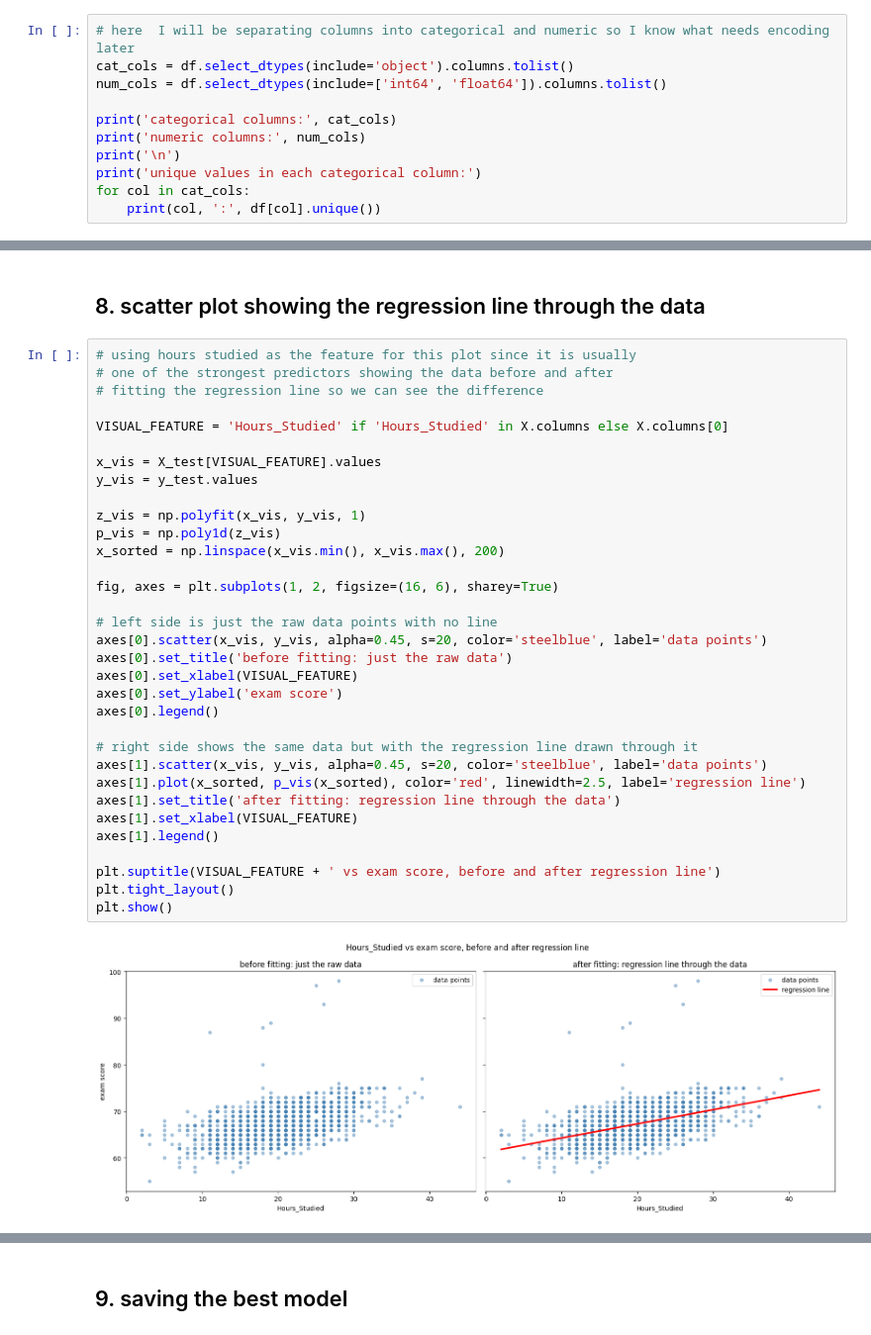
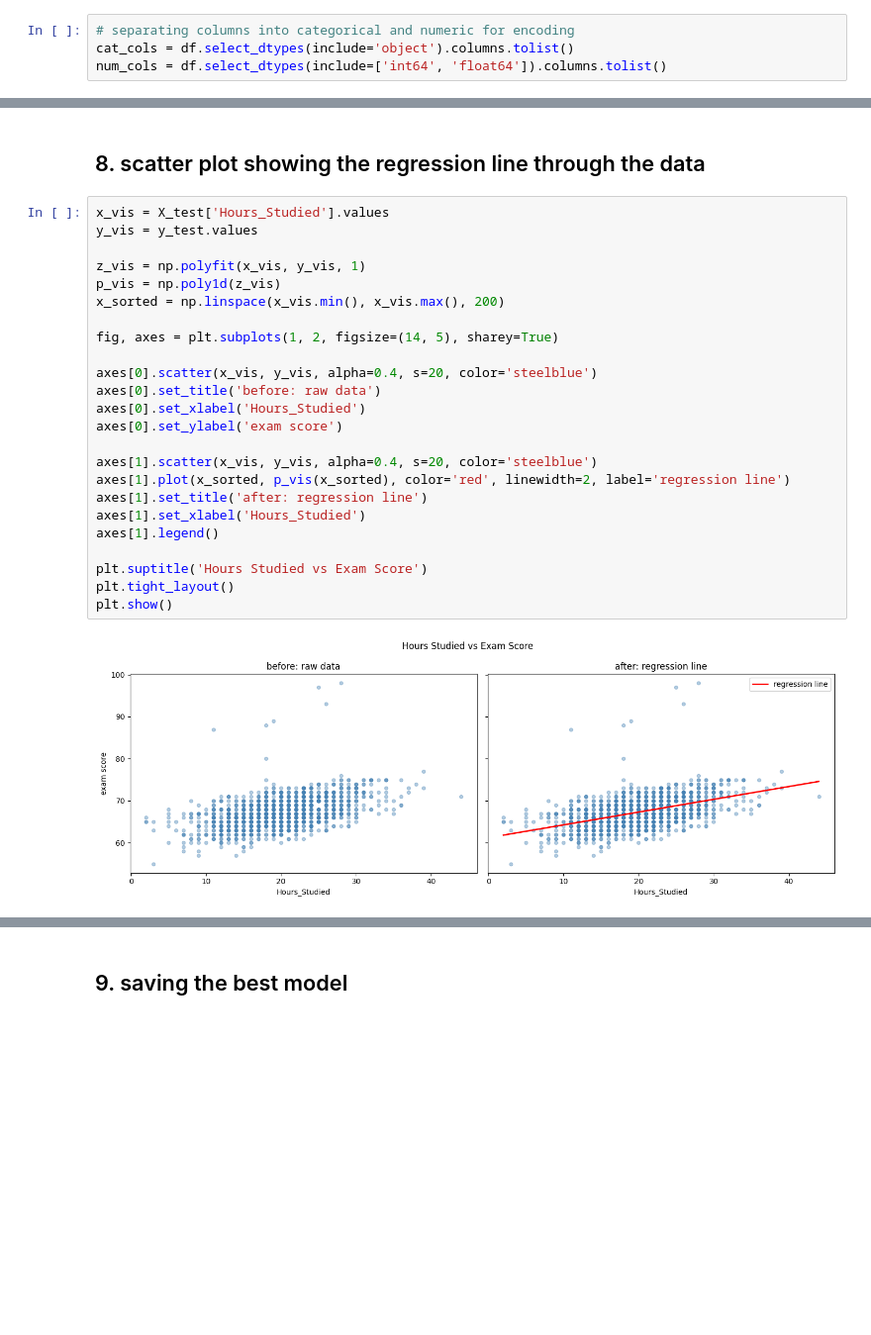
Before and after one commit to mbonikevin/linear_regression_model, a Jupyter notebook: summative/linear_regression/multivariate.ipynb, the cells around one changed output, grey strips where cells are left out. Shown at 99% size. Saved outputs shown, nothing was run; the diff lists cells and outputs as text; blank space fills up the shorter version.

```diff
--- a/summative/linear_regression/multivariate.ipynb
+++ b/summative/linear_regression/multivariate.ipynb
@@ -96,11 +49,4 @@ dtype: int64
 # %%
-# here  I will be separating columns into categorical and numeric so I know what needs encoding later
+# separating columns into categorical and numeric for encoding
 cat_cols = df.select_dtypes(include='object').columns.tolist()
 num_cols = df.select_dtypes(include=['int64', 'float64']).columns.tolist()
-
-print('categorical columns:', cat_cols)
-print('numeric columns:', num_cols)
-print('\n')
-print('unique values in each categorical column:')
-for col in cat_cols:
-    print(col, ':', df[col].unique())
@@ -528,37 +345,28 @@ test r2 score: 0.7597
 # %% [markdown]
 ## 8. scatter plot showing the regression line through the data
 # %%
-# using hours studied as the feature for this plot since it is usually
-# one of the strongest predictors showing the data before and after
-# fitting the regression line so we can see the difference
-
-VISUAL_FEATURE = 'Hours_Studied' if 'Hours_Studied' in X.columns else X.columns[0]
-
-x_vis = X_test[VISUAL_FEATURE].values
+x_vis = X_test['Hours_Studied'].values
 y_vis = y_test.values
 
 z_vis = np.polyfit(x_vis, y_vis, 1)
 p_vis = np.poly1d(z_vis)
 x_sorted = np.linspace(x_vis.min(), x_vis.max(), 200)
 
-fig, axes = plt.subplots(1, 2, figsize=(16, 6), sharey=True)
+fig, axes = plt.subplots(1, 2, figsize=(14, 5), sharey=True)
 
-# left side is just the raw data points with no line
-axes[0].scatter(x_vis, y_vis, alpha=0.45, s=20, color='steelblue', label='data points')
-axes[0].set_title('before fitting: just the raw data')
-axes[0].set_xlabel(VISUAL_FEATURE)
+axes[0].scatter(x_vis, y_vis, alpha=0.4, s=20, color='steelblue')
+axes[0].set_title('before: raw data')
+axes[0].set_xlabel('Hours_Studied')
 axes[0].set_ylabel('exam score')
-axes[0].legend()
 
-# right side shows the same data but with the regression line drawn through it
-axes[1].scatter(x_vis, y_vis, alpha=0.45, s=20, color='steelblue', label='data points')
-axes[1].plot(x_sorted, p_vis(x_sorted), color='red', linewidth=2.5, label='regression line')
-axes[1].set_title('after fitting: regression line through the data')
-axes[1].set_xlabel(VISUAL_FEATURE)
+axes[1].scatter(x_vis, y_vis, alpha=0.4, s=20, color='steelblue')
+axes[1].plot(x_sorted, p_vis(x_sorted), color='red', linewidth=2, label='regression line')
+axes[1].set_title('after: regression line')
+axes[1].set_xlabel('Hours_Studied')
 axes[1].legend()
 
-plt.suptitle(VISUAL_FEATURE + ' vs exam score, before and after regression line')
+plt.suptitle('Hours Studied vs Exam Score')
 plt.tight_layout()
 plt.show()
 # %% [output]
-[figure, old version]
+[figure, new version]
```
Also changed, not shown: parts of 21 cells of this notebook, 2 other files.
